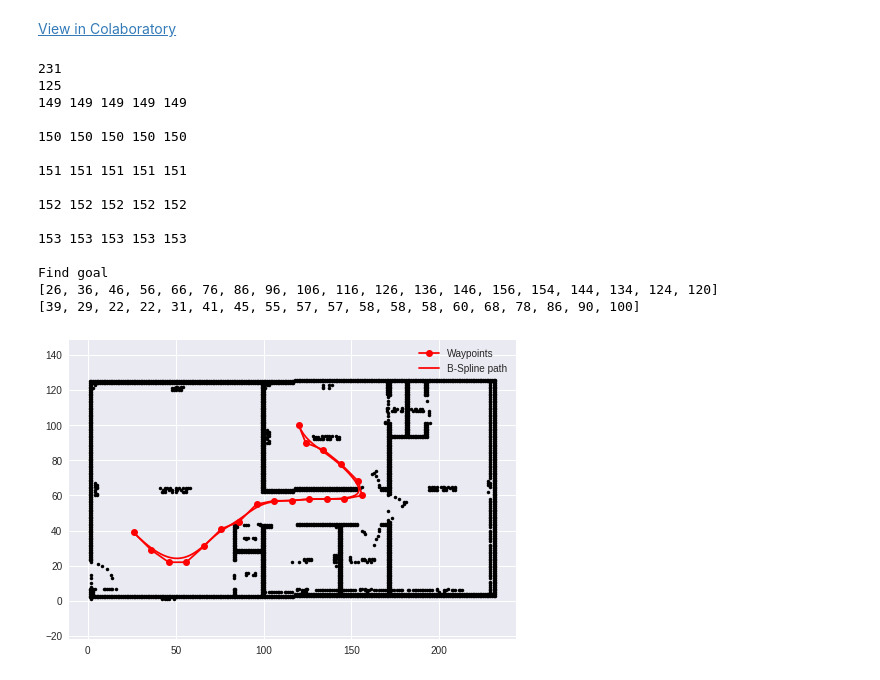
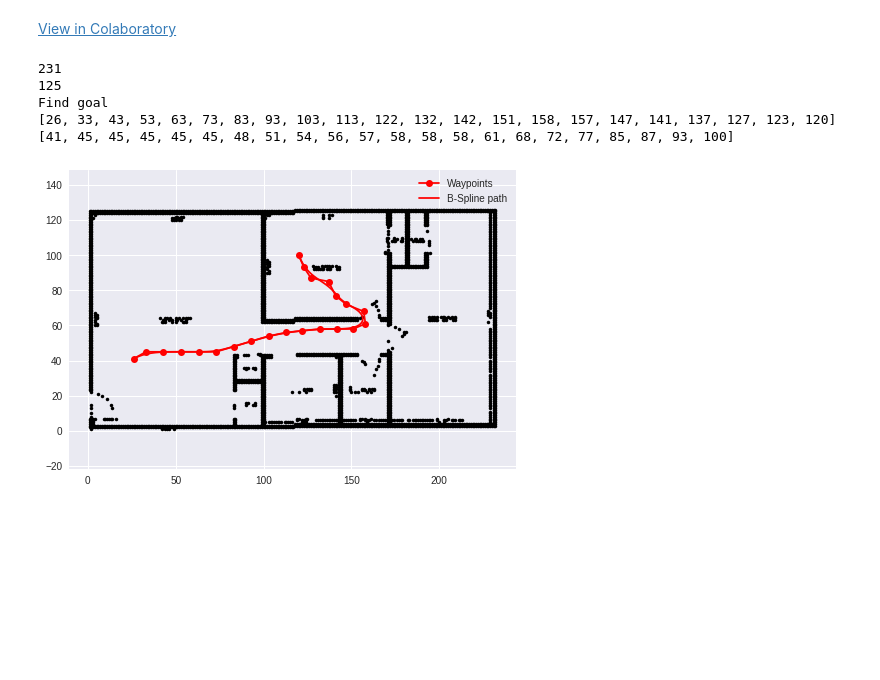
Before and after one commit to Acharya-Kiran/Astar, a Jupyter notebook: global_Astar_local_dwa.ipynb, the cells around one changed output. Saved outputs shown, nothing was run; the diff lists cells and outputs as text; code cells hidden in the pictures; blank space fills up the shorter version.

```diff
--- a/global_Astar_local_dwa.ipynb
+++ b/global_Astar_local_dwa.ipynb
@@ -81,10 +81,10 @@ def get_cost_map(ox,oy,gx,gy):
             open_list.append([x_,y_])
 
 
-    for i in range(42,37,-1):
-      for j in range(23,28):
-        print(cost_map[j][i],end=" ")
-      print("\n")
+    #for i in range(42,37,-1):
+    #  for j in range(23,28):
+    #    print(cost_map[j][i],end=" ")
+    #  print("\n")
     return cost_map
 
 
@@ -121,7 +121,7 @@ def a_star_planning(sx, sy, gx, gy, ox, oy, reso, rr):
 
     while 1:
         c_id = min(
-            openset, key=lambda o: openset[o].cost + calc_heuristic(ngoal, openset[o]))
+            openset, key=lambda o: openset[o].cost) #+ calc_heuristic(ngoal, openset[o]))
         current = openset[c_id]
         current.cost+=cost_map[current.y][current.x]
         # show graph
@@ -298,46 +298,36 @@ def main():
 
     rx__=[rx[i] for i in range(len(rx)) if i%10==0]
     ry__=[ry[i] for i in range(len(ry)) if i%10==0]
     #print(rx__)
     #print(len(rx),len(rx__))
     rx_=np.array(rx__)
     ry_=np.array(ry__)
     sn = 100  # sampling number
 
     rx_spline, ry_spline = bspline_planning(rx_, ry_, sn)
     rx__.reverse()
     ry__.reverse()
     print(rx__)
     print(ry__)
     if show_animation:
         plt.plot(rx__, ry__, '-ro', label="Waypoints")
         plt.plot(rx_spline, ry_spline, '-r', label="B-Spline path")
         plt.grid(True)
         plt.legend()
         plt.axis("equal")
         #plt.plot(rx, ry, "-ro")
         plt.show()
 
 
 if __name__ == '__main__':
     main()
 # %% [output]
 231
 125
-149 149 149 149 149
-
-150 150 150 150 150
-
-151 151 151 151 151
-
-152 152 152 152 152
-
-153 153 153 153 153
-
 Find goal
-[26, 36, 46, 56, 66, 76, 86, 96, 106, 116, 126, 136, 146, 156, 154, 144, 134, 124, 120]
-[39, 29, 22, 22, 31, 41, 45, 55, 57, 57, 58, 58, 58, 60, 68, 78, 86, 90, 100]
+[26, 33, 43, 53, 63, 73, 83, 93, 103, 113, 122, 132, 142, 151, 158, 157, 147, 141, 137, 127, 123, 120]
+[41, 45, 45, 45, 45, 45, 48, 51, 54, 56, 57, 58, 58, 58, 61, 68, 72, 77, 85, 87, 93, 100]
-[figure, old version]
+[figure, new version]
 # %%
 import math
 import numpy as np
```
Also changed, not shown: parts of 1 cell of this notebook.
